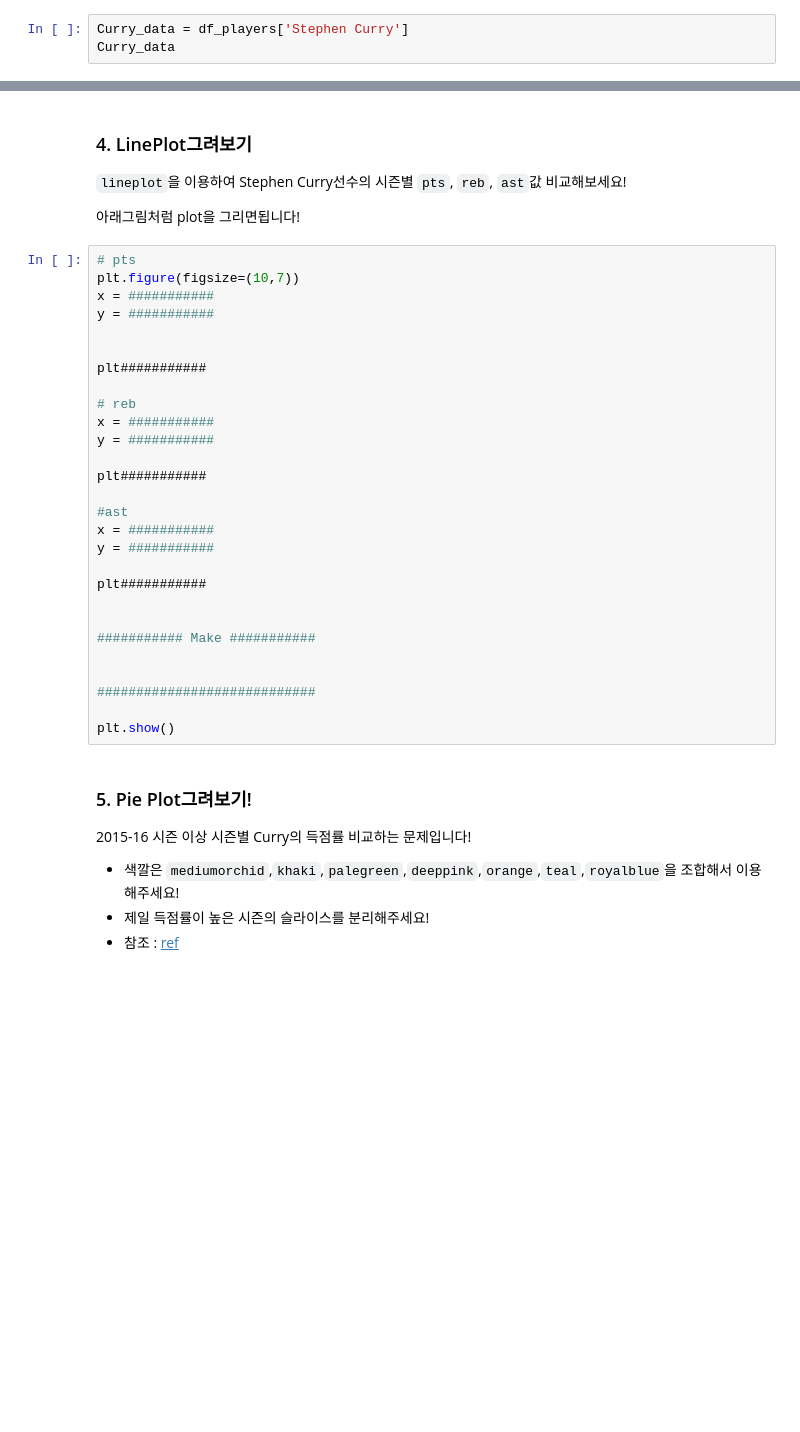
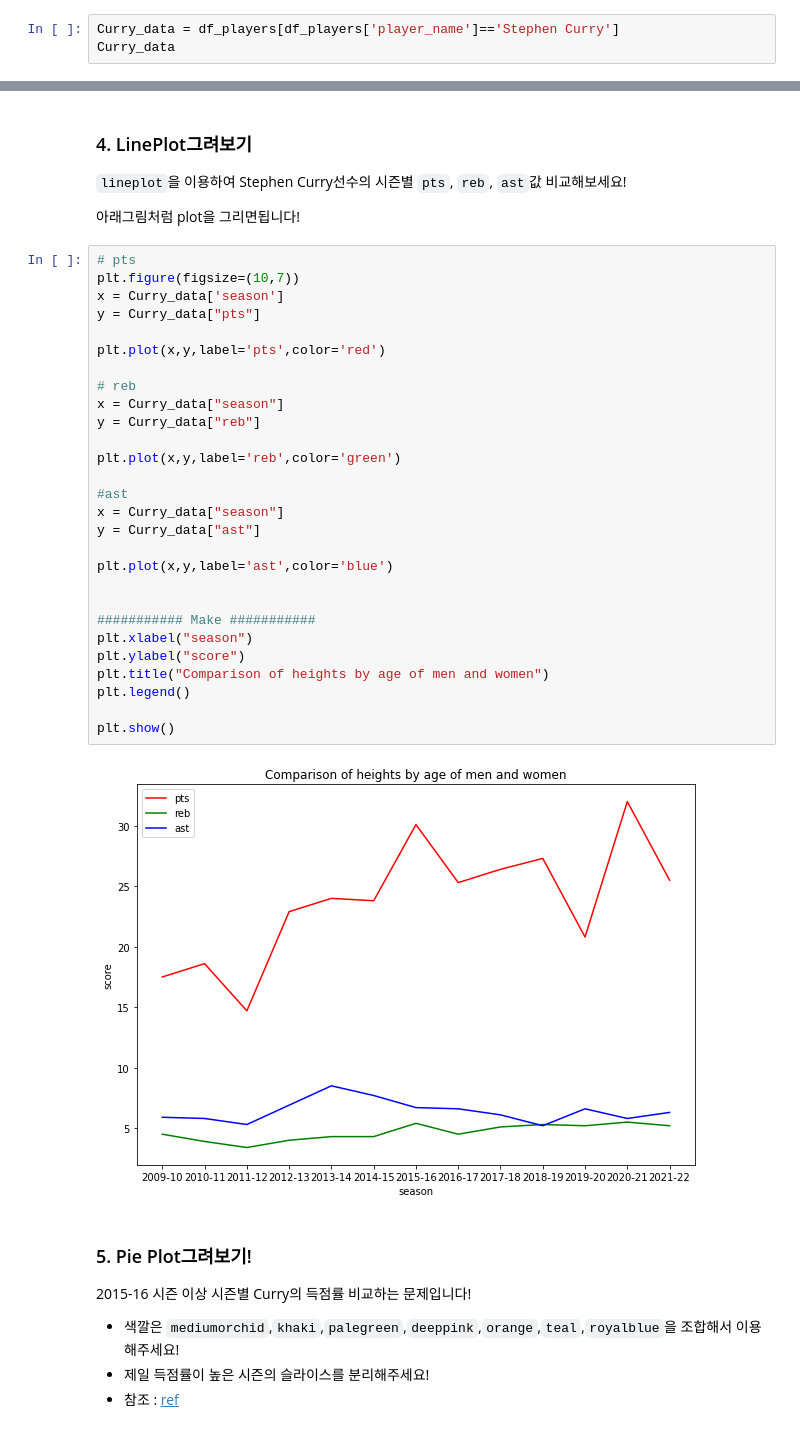
Before and after one commit to yula00/DAP_2022, a Jupyter notebook: lecture4.ipynb, the cells around one changed output, grey strips where cells are left out. Drawn from its saved outputs; the diff is of its cells as text; blank space fills up the shorter version.

```diff
--- a/lecture4.ipynb
+++ b/lecture4.ipynb
@@ -299,6 +299,6 @@ fig.show()
 
 여기서서는 `Stephen Curry`선수의 데이터를 Curry_data에 저장해주세요!
 # %%
-Curry_data = df_players['Stephen Curry']
+Curry_data = df_players[df_players['player_name']=='Stephen Curry']
 Curry_data
 # %% [output]
@@ -309,34 +323,36 @@ KeyError: ignored
 `lineplot`을 이용하여 Stephen Curry선수의 시즌별 `pts`, `reb`, `ast`값 비교해보세요!
 
 아래그림처럼 plot을 그리면됩니다!
-# %%
-# pts
-plt.figure(figsize=(10,7))
-x = ###########
-y = ###########
-
-
-plt###########
-
-# reb
-x = ###########
-y = ###########
-
-plt###########
-
-#ast
-x = ###########
-y = ###########
-
-plt###########
-
-
-########### Make ###########
-
-
-############################
-
-plt.show()
+# %%
+# pts
+plt.figure(figsize=(10,7))
+x = Curry_data['season']
+y = Curry_data["pts"]
+
+plt.plot(x,y,label='pts',color='red')
+
+# reb
+x = Curry_data["season"]
+y = Curry_data["reb"]
+
+plt.plot(x,y,label='reb',color='green')
+
+#ast
+x = Curry_data["season"]
+y = Curry_data["ast"]
+
+plt.plot(x,y,label='ast',color='blue')
+
+
+########### Make ###########
+plt.xlabel("season")
+plt.ylabel("score")
+plt.title("Comparison of heights by age of men and women")
+plt.legend()
+
+plt.show()
+# %% [output]
+[figure, added]
 # %% [markdown]
 ### 5. Pie Plot그려보기!
 
```
Also changed, not shown: parts of 3 cells of this notebook.
